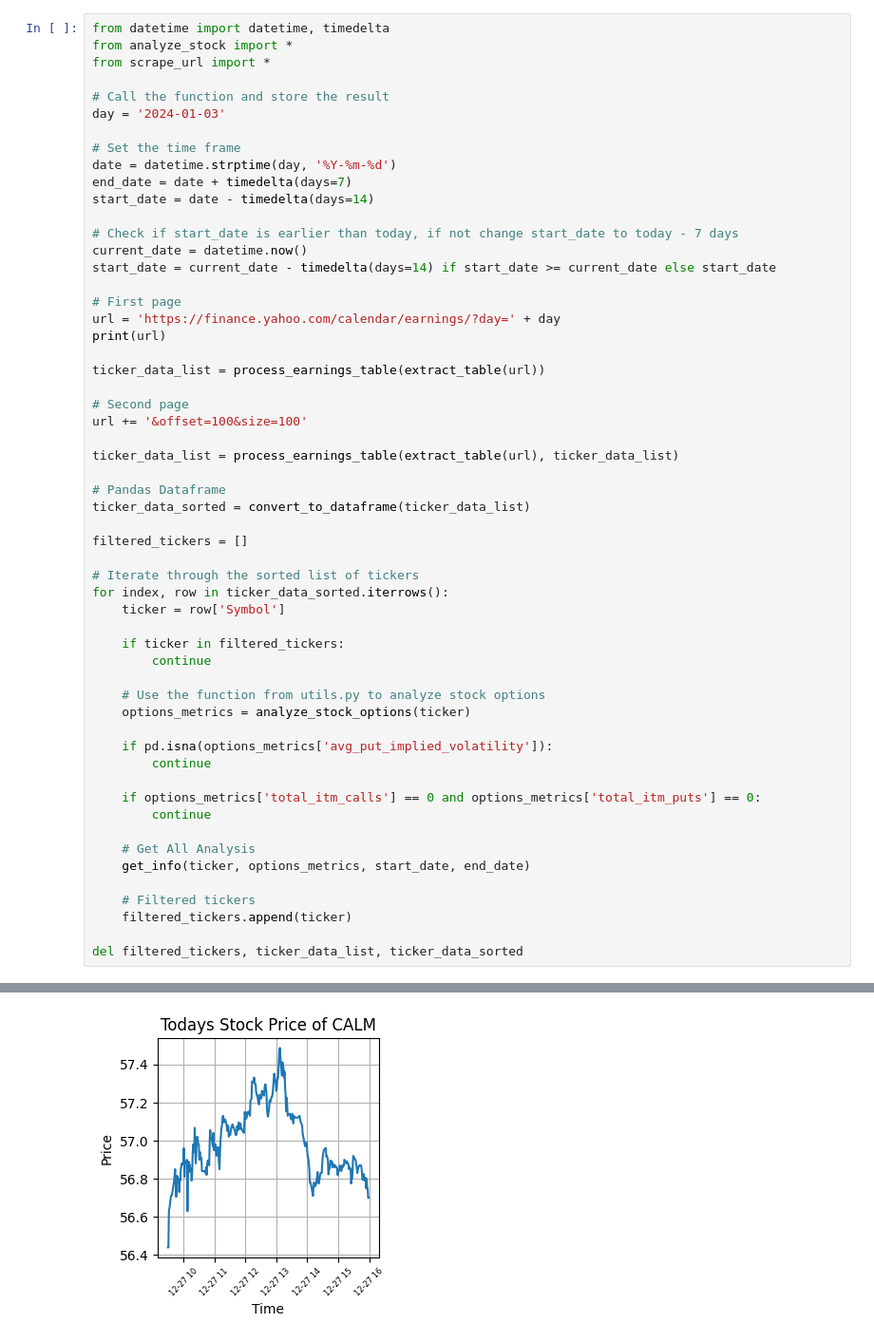
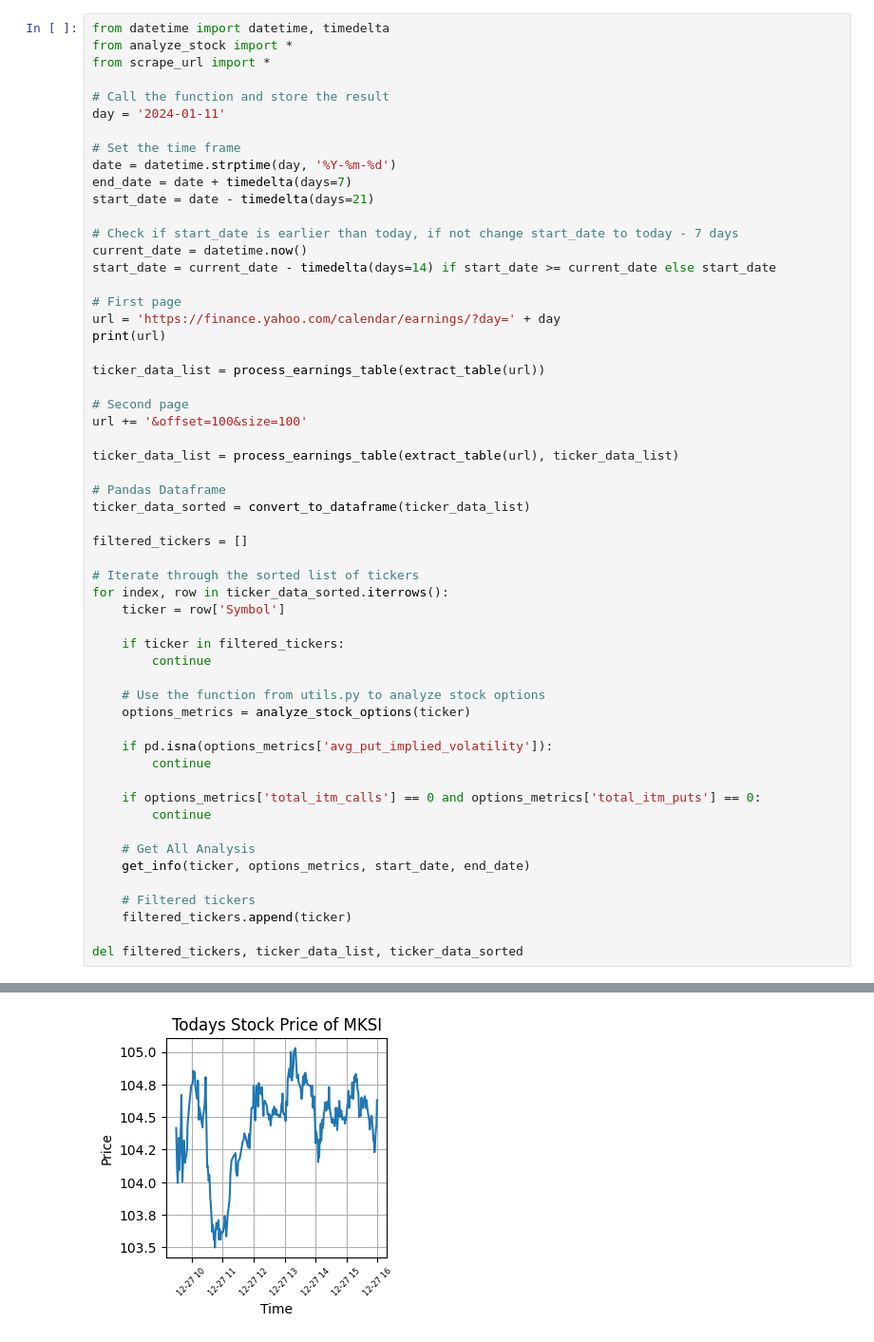
Before and after one commit to SaumikDana/Machine_Learning_Trading, a Jupyter notebook: data/earnings_release.ipynb, the cells around one changed output, grey strips where cells are left out. Shown at 95% size. Saved outputs shown, nothing was run; the diff lists cells and outputs as text.

```diff
--- a/data/earnings_release.ipynb
+++ b/data/earnings_release.ipynb
@@ -4,12 +4,12 @@ from analyze_stock import *
 from scrape_url import *
 
 # Call the function and store the result
-day = '2024-01-03'
+day = '2024-01-11'
 
 # Set the time frame
 date = datetime.strptime(day, '%Y-%m-%d')
 end_date = date + timedelta(days=7)
-start_date = date - timedelta(days=14)
+start_date = date - timedelta(days=21)
 
 # Check if start_date is earlier than today, if not change start_date to today - 7 days
 current_date = datetime.now()
@@ -88,2 +88,2 @@ Data fetched for CALM, entries: 314
-[figure, old version]
+[figure, new version]
 ===========================================
```
Also changed, not shown: parts of 1 cell of this notebook, 1 other file.
